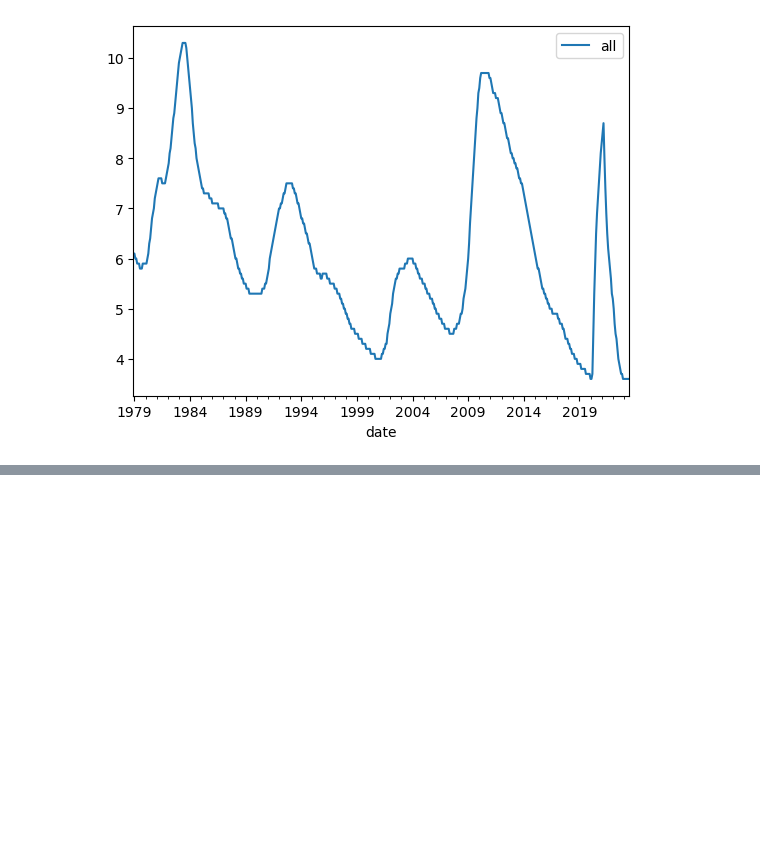
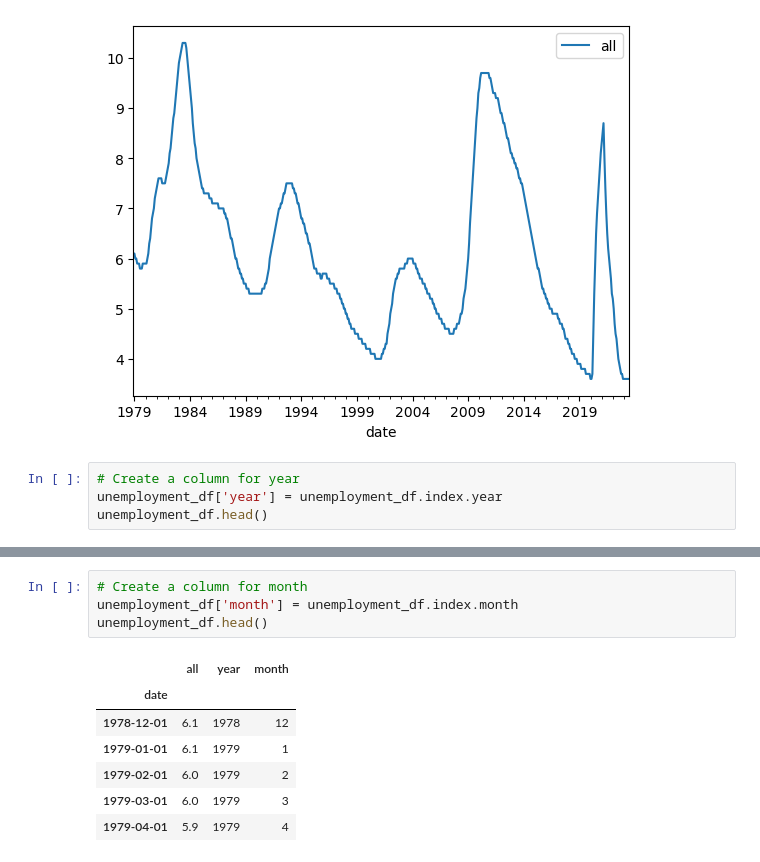
Before and after one commit to Aquamarine278/AI-Bootcamp-Project-1, a Jupyter notebook: unemployment_data.ipynb, the cells around one changed output, grey strips where cells are left out. Saved outputs shown, nothing was run; the diff lists cells and outputs as text; blank space fills up the shorter version.

```diff
--- a/unemployment_data.ipynb
+++ b/unemployment_data.ipynb
@@ -116,3 +116,7 @@ unemployment_df.plot()
 # %% [output]
 <Axes: xlabel='date'>
 [figure]
+# %%
+# Create a column for year
+unemployment_df['year'] = unemployment_df.index.year
+unemployment_df.head()
@@ -118,0 +131,12 @@ unemployment_df.plot()
+# %%
+# Create a column for month
+unemployment_df['month'] = unemployment_df.index.month
+unemployment_df.head()
+# %% [output]
+|  | all | year | month |
+| date |  |  |  |
+| 1978-12-01 | 6.1 | 1978 | 12 |
+| 1979-01-01 | 6.1 | 1979 | 1 |
+| 1979-02-01 | 6.0 | 1979 | 2 |
+| 1979-03-01 | 6.0 | 1979 | 3 |
+| 1979-04-01 | 5.9 | 1979 | 4 |
```
Also changed, not shown: parts of 2 cells of this notebook.
